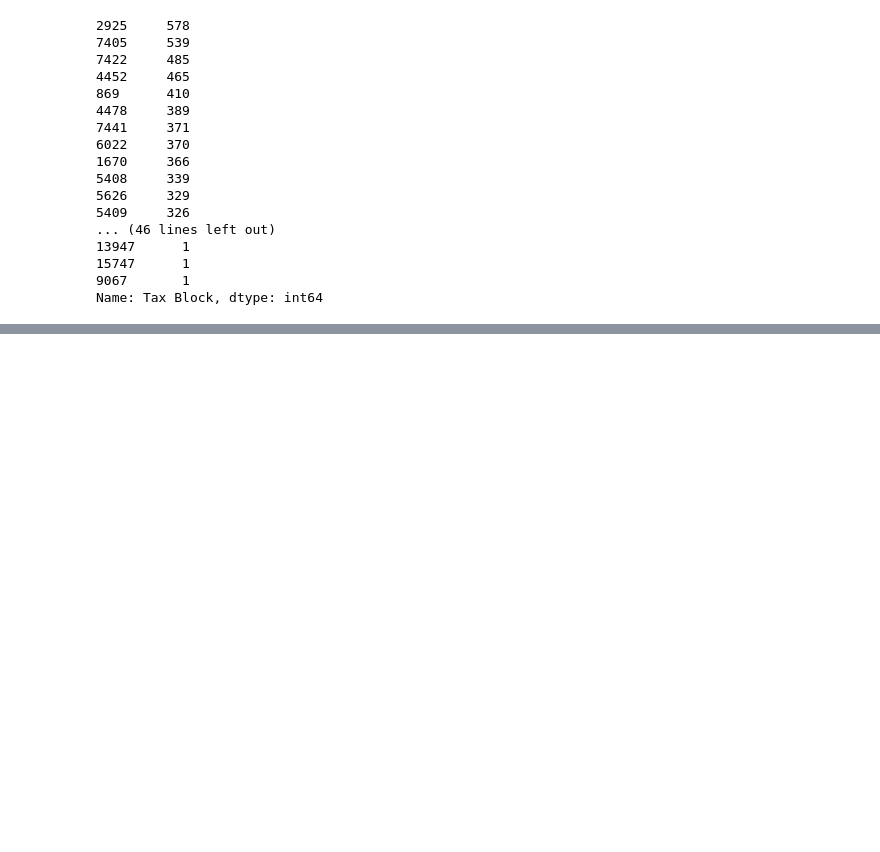
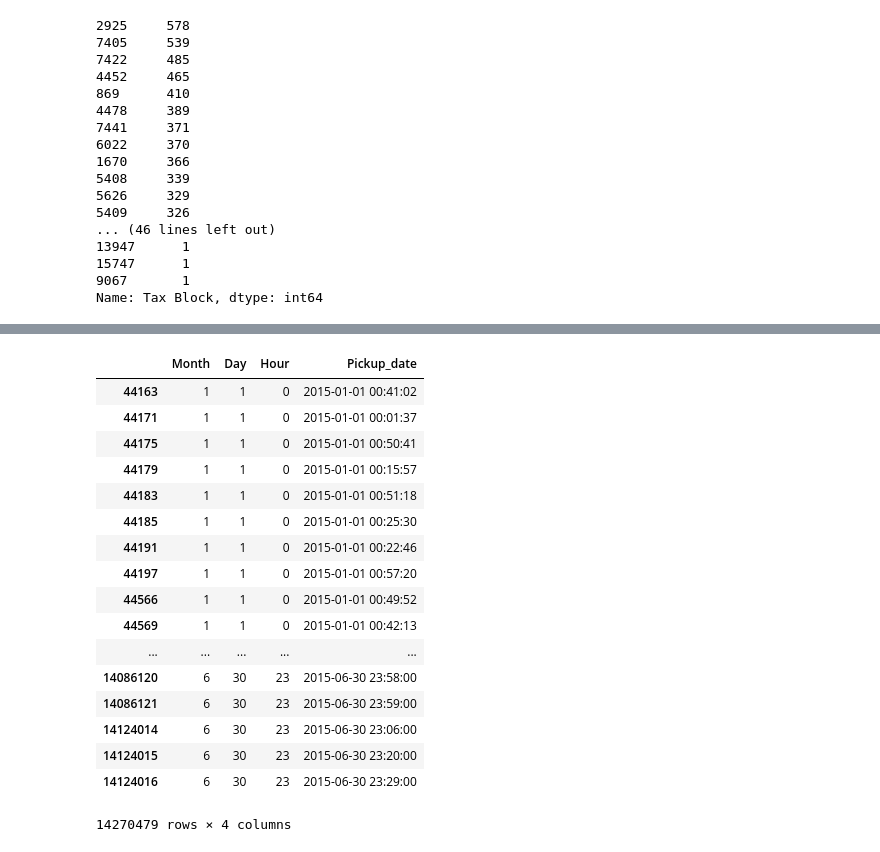
Before and after one commit to austinmwhaley/DSI-SF-4-austinmwhaley, a Jupyter notebook: capstone/uber_delete.ipynb, the cells around one changed output, grey strips where cells are left out. Saved outputs shown, nothing was run; the diff lists cells and outputs as text; code cells hidden in the pictures; blank space fills up the shorter version.

```diff
--- a/capstone/uber_delete.ipynb
+++ b/capstone/uber_delete.ipynb
@@ -176,0 +203,22 @@ json = pd.read_json(url)
+# %%
+uber_sorted_group = uber_raw[['Month','Day','Hour', 'Pickup_date']].sort_values(['Month', 'Day', 'Hour'])
+uber_sorted_group
+# %% [output]
+|  | Month | Day | Hour | Pickup_date |
+| 44163 | 1 | 1 | 0 | 2015-01-01 00:41:02 |
+| 44171 | 1 | 1 | 0 | 2015-01-01 00:01:37 |
+| 44175 | 1 | 1 | 0 | 2015-01-01 00:50:41 |
+| 44179 | 1 | 1 | 0 | 2015-01-01 00:15:57 |
+| 44183 | 1 | 1 | 0 | 2015-01-01 00:51:18 |
+| 44185 | 1 | 1 | 0 | 2015-01-01 00:25:30 |
+| 44191 | 1 | 1 | 0 | 2015-01-01 00:22:46 |
+| 44197 | 1 | 1 | 0 | 2015-01-01 00:57:20 |
+| 44566 | 1 | 1 | 0 | 2015-01-01 00:49:52 |
+| 44569 | 1 | 1 | 0 | 2015-01-01 00:42:13 |
+| ... | ... | ... | ... | ... |
+| 14086120 | 6 | 30 | 23 | 2015-06-30 23:58:00 |
+| 14086121 | 6 | 30 | 23 | 2015-06-30 23:59:00 |
+| 14124014 | 6 | 30 | 23 | 2015-06-30 23:06:00 |
+| 14124015 | 6 | 30 | 23 | 2015-06-30 23:20:00 |
+| 14124016 | 6 | 30 | 23 | 2015-06-30 23:29:00 |
+14270479 rows × 4 columns
```
Also changed, not shown: parts of 13 cells of this notebook.
